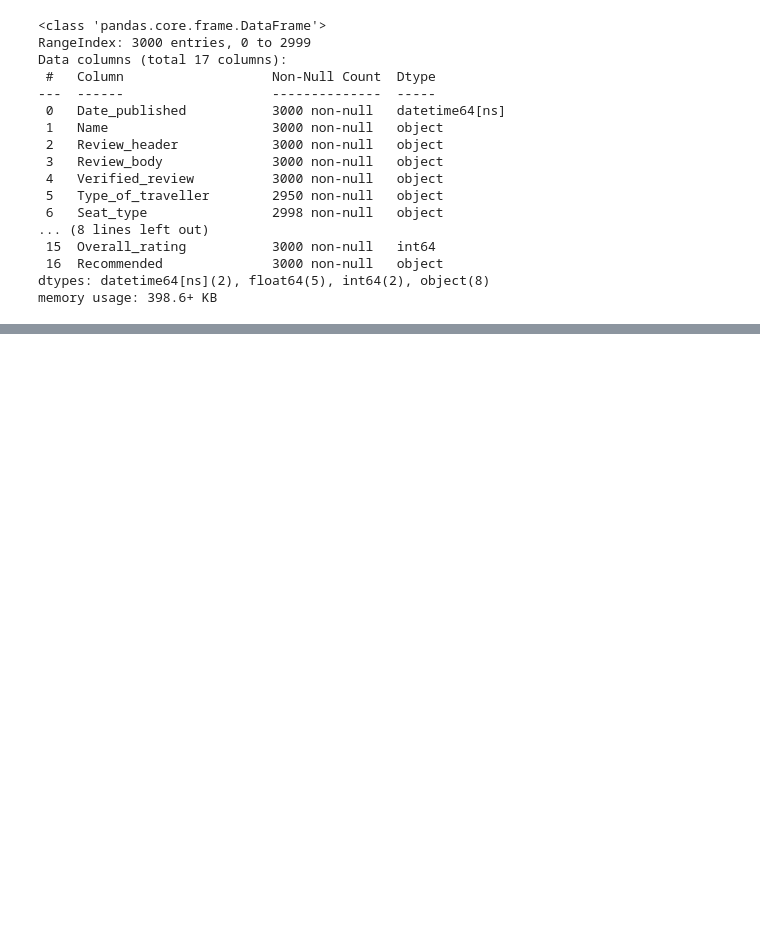
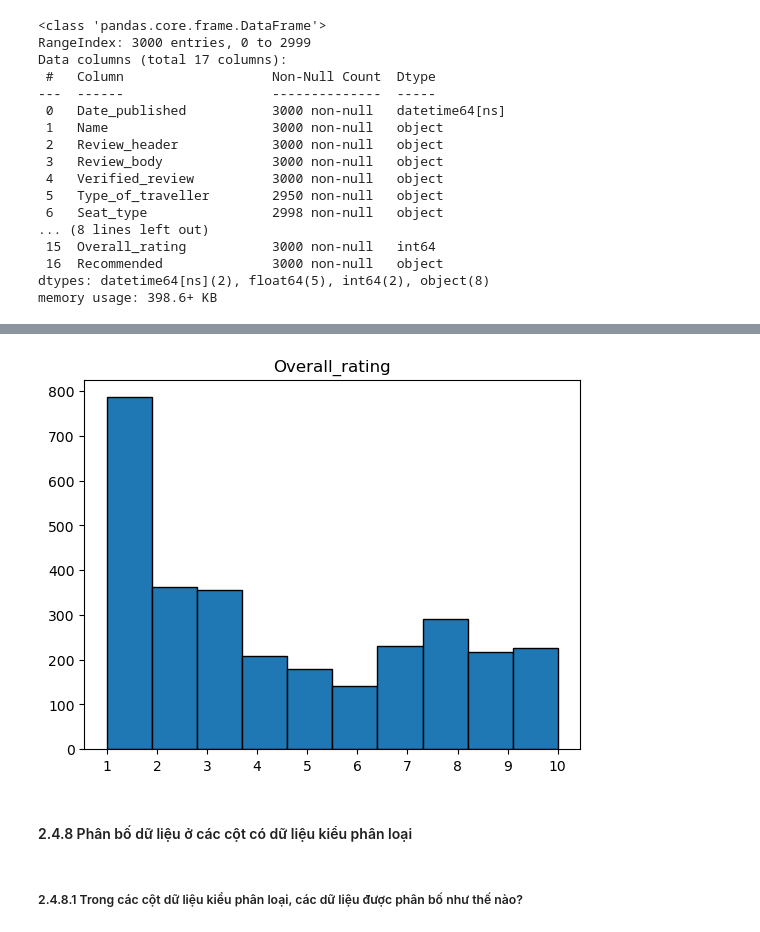
Before and after one commit to NgHuyen137/Intro2DS_Project, a Jupyter notebook: notebooks/2.0-preprocessing.ipynb, the cells around one changed output, grey strips where cells are left out. Saved outputs shown, nothing was run; the diff lists cells and outputs as text; code cells hidden in the pictures; blank space fills up the shorter version.

```diff
--- a/notebooks/2.0-preprocessing.ipynb
+++ b/notebooks/2.0-preprocessing.ipynb
@@ -150,0 +255,12 @@ memory usage: 398.6+ KB
+# %%
+overall_columns = raw_df["Overall_rating"]
+plt.hist(overall_columns, bins=10, edgecolor='black')
+plt.xticks(range(1, 11))
+plt.title('Overall_rating')
+plt.show()
+# %% [output]
+[figure, added]
+# %% [markdown]
+#### 2.4.8 Phân bố dữ liệu ở các cột có dữ liệu kiểu phân loại
+# %% [markdown]
+##### 2.4.8.1 Trong các cột dữ liệu kiểu phân loại, các dữ liệu được phân bố như thế nào?
```
Also changed, not shown: parts of 23 cells of this notebook, 1 other file.
